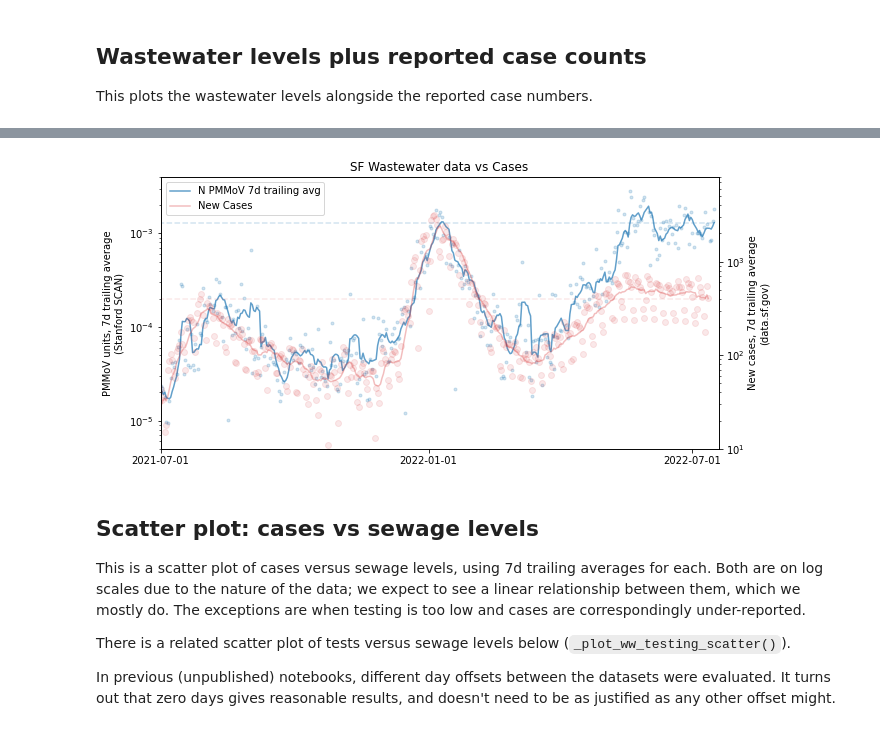
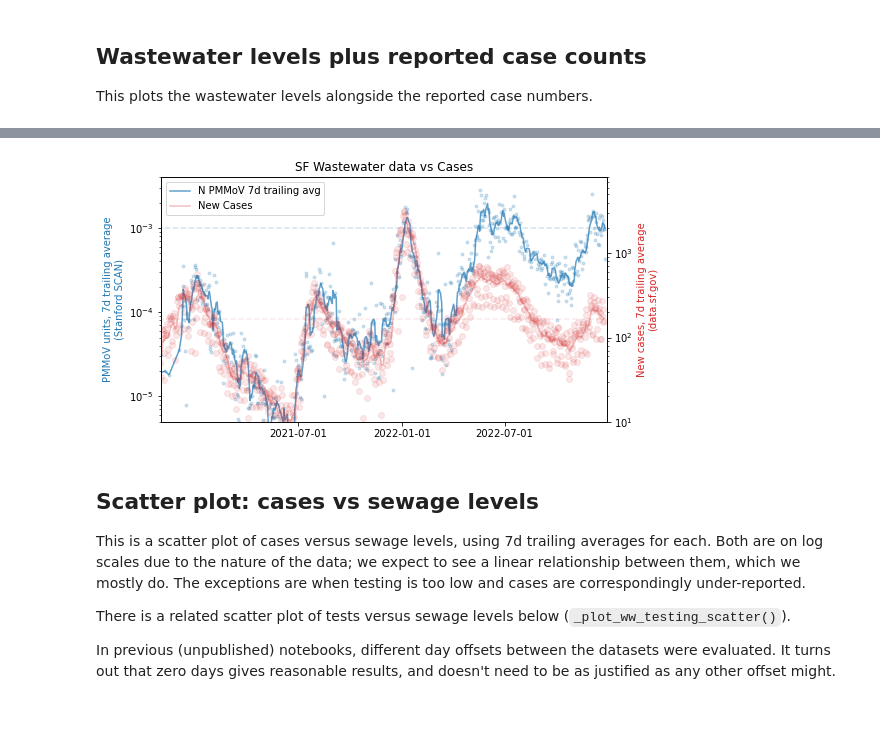
Before and after one commit to jbm9/rona_report, a Jupyter notebook: rona_report.ipynb, the cells around one changed output, grey strips where cells are left out. Cells and saved outputs as stored; diff of their text form; code cells hidden in the pictures.

```diff
--- a/rona_report.ipynb
+++ b/rona_report.ipynb
@@ -70,7 +70,7 @@ import datetime
 import pandas as pd
 
 mpl.rcParams["figure.facecolor"] = "w" # Transparent backgrounds are hard to share
-mpl.rcParams["figure.figsize"] = (10,5) # 2:1 aspect ratio for the twitters
+mpl.rcParams["figure.figsize"] = (8,4.5) # 16:9 aspect ratio for the fediverse
 # %%
 COLOR_WW = "tab:blue"
 COLOR_CASES = "tab:red"
@@ -83,7 +83,12 @@ if USE_COMBINED_N_S_DATA:
     SEWAGE_KEY = "ns_mean_rtrimmed7"  # Original N+S average
     SEWAGE_LABEL = "N+S PMMoV 7d trailing avg"
     SEWAGE_RAW = "ns_mean_raw"
+elif False:
+    SEWAGE_KEY = "rr_n_rolling3"  # Let ourselves look for weekend hits
+    SEWAGE_LABEL = "N PMMoV 3d trailing avg"
+    SEWAGE_RAW = "N_PMMoV"
 else:
-    SEWAGE_KEY = "rr_n_rolling7"  # 2022-07-18 Removing spike protein sequence, as it's highly variable in variants
+    # 2022-07-18 Removing spike protein sequence, as it's highly variable in variants
+    SEWAGE_KEY = "rr_n_rolling7"
     SEWAGE_LABEL = "N PMMoV 7d trailing avg"
     SEWAGE_RAW = "N_PMMoV"
@@ -116,12 +150,22 @@ def _load_wastewater_data(target, outliers):
     df_wastewater["ns_mean_raw"] = (df_wastewater["N_PMMoV"] + df_wastewater["S_PMMoV"])/2
 
     df_wastewater["rr_n_rolling7"] = df_ww_rebuild["N_PMMoV"]
+    df_wastewater["rr_s_rolling7"] = df_ww_rebuild["S_PMMoV"]
+
+    df_ww_rebuild3 = df_wastewater[["S_PMMoV", "N_PMMoV"]].rolling('3d', center=False).mean()
+    df_wastewater["rr_n_rolling3"] = df_ww_rebuild["N_PMMoV"]
+    df_wastewater["rr_s_rolling3"] = df_ww_rebuild["S_PMMoV"]
 
     return df_wastewater
 
 wastewater_outliers = ["2022-03-07", "2022-04-04", "2022-04-10", "2022-04-23",
                        "2022-05-01", "2022-05-31", "2022-06-24", "2022-06-27",
-                       "2022-07-03", "2022-07-12",]
+                       "2022-07-03", "2022-07-12", "2022-07-24", "2022-08-06",
+                       "2022-08-10", "2022-08-12", "2022-08-18", "2022-08-31",
+                       "2022-08-25", "2022-08-26", "2022-09-09", "2022-09-11",
+                       "2022-11-05", "2022-11-10", "2022-11-18", "2022-11-30",
+                       "2022-12-01", "2022-12-13",
+                      ]
 df_wastewater = _load_wastewater_data("Oceanside", wastewater_outliers)
 df_wastewater.tail()
 # %% [output]
@@ -243,6 +287,7 @@ def _plot_ww_cases_long(plot_dots=False, figsize=None, ax1=None, xtick_downsampl
     ax1.set_ylabel("PMMoV units, 7d trailing average\n(Stanford SCAN)")
     ax1.hlines(wwdata[-1], xlim()[0], wwdata.index[-1],linestyle='--', color=COLOR_WW, alpha=0.2)
 
+    ax1.yaxis.label.set_color(COLOR_WW)
     # Get second axis and plot
     ax2 = ax1.twinx()
 
@@ -256,6 +301,7 @@ def _plot_ww_cases_long(plot_dots=False, figsize=None, ax1=None, xtick_downsampl
                linestyle='--', color=COLOR_CASES, alpha=0.1)
 
     ax2.set_ylabel("New cases, 7d trailing average\n(data.sf.gov)")
+    ax2.yaxis.label.set_color(COLOR_CASES)
 
     lns = ln1+ln3
     labs = [l.get_label() for l in lns]
@@ -284,4 +330,5 @@ def _plot_ww_cases_long(plot_dots=False, figsize=None, ax1=None, xtick_downsampl
     return df_wastewater.dt[-1]
 
 _plot_ww_cases_long(plot_dots=True)
+xlim(pd.to_datetime("2020-11-01"), datetime.datetime.now())
 # %% [output]
@@ -289,4 +336,4 @@ Timestamp('2022-07-16 00:00:00')
-[figure, old version]
+[figure, new version]
 # %% [markdown]
 ## Scatter plot: cases vs sewage levels
 
```
Also changed, not shown: parts of 21 cells of this notebook.
